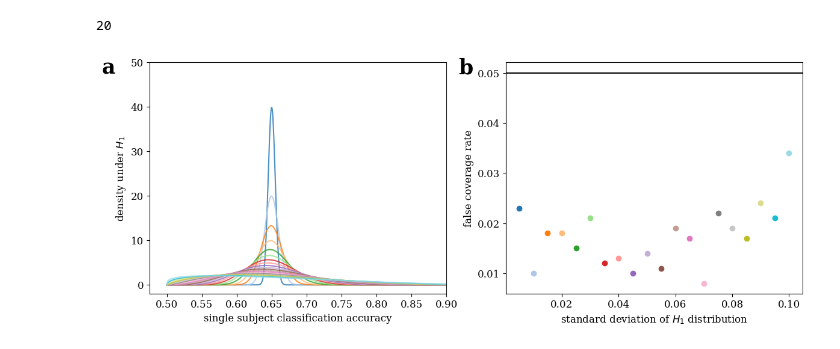
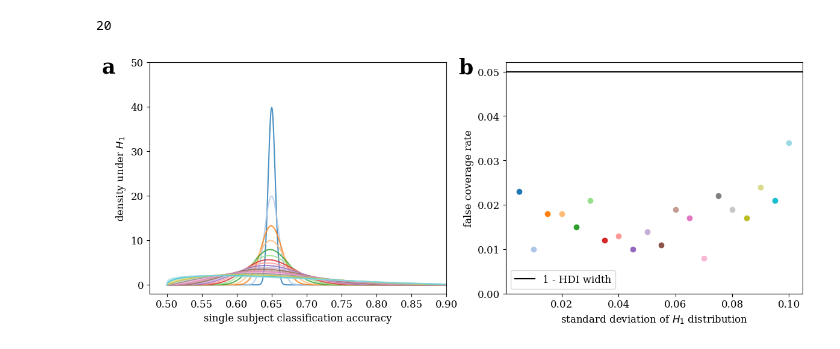
Before and after one commit to john-veillette/p2prev, a Jupyter notebook: simulations/viz.ipynb, the cells around one changed output. Drawn from its saved outputs; the diff is of its cells as text; code cells hidden in the pictures.

Commit message:
fixes figure axis so crosses zero

```diff
--- a/simulations/viz.ipynb
+++ b/simulations/viz.ipynb
@@ -400,32 +400,34 @@ def pdf_trunc(acc, p_mean, sigma):
     return beta.pdf((acc - .5) * 2, a, b)
 
 def add_label(ax, label, x_offset = -.16, y_offset = -.05):
     xmin, xmax = ax.get_xlim()
     xscale = xmax - xmin
     ymin, ymax = ax.get_ylim()
     yscale = ymax - ymin
     ax.text(
         xmin + x_offset*xscale, ymax + yscale*y_offset,
         label, size = 25, weight = 'bold'
     )
 
 fig, axs = plt.subplots(1, 2, figsize = (14, 5))
 accs = np.linspace(.5, 1., 1000)
 for sigma, fcr, c in zip(sigmas, fcrs, plt.cm.tab20.colors):
     dens = pdf_trunc(accs, .65, sigma)
     axs[0].plot(accs, dens, label = '%.02f'%sigma, alpha = .8, color = c)
     axs[1].scatter(sigma/2, fcr, color = c)
 axs[0].set_ylim(None, 50)
 axs[0].set_xlim(None, .9)
 axs[0].set_xlabel(r"single subject classification accuracy")
 #plt.gca().get_yaxis().set_ticks([])
 axs[0].set_ylabel(r'density under $H_1$')
 axs[1].set_xlabel(r'standard deviation of $H_1$ distribution')
 axs[1].set_ylabel('false coverage rate')
-axs[1].axhline(.05, color = 'black')
+axs[1].axhline(.05, color = 'black', label = '1 - HDI width')
+axs[1].set_ylim(0, None)
+axs[1].legend()
 add_label(axs[0], 'a')
 add_label(axs[1], 'b')
 plt.savefig(os.path.join('figures', 'heterogeneity.jpeg'), dpi = 500, bbox_inches = 'tight')
 plt.show()
 # %% [output]
-[figure, old version]
+[figure, new version]
```
Also changed, not shown: 1 other file.
